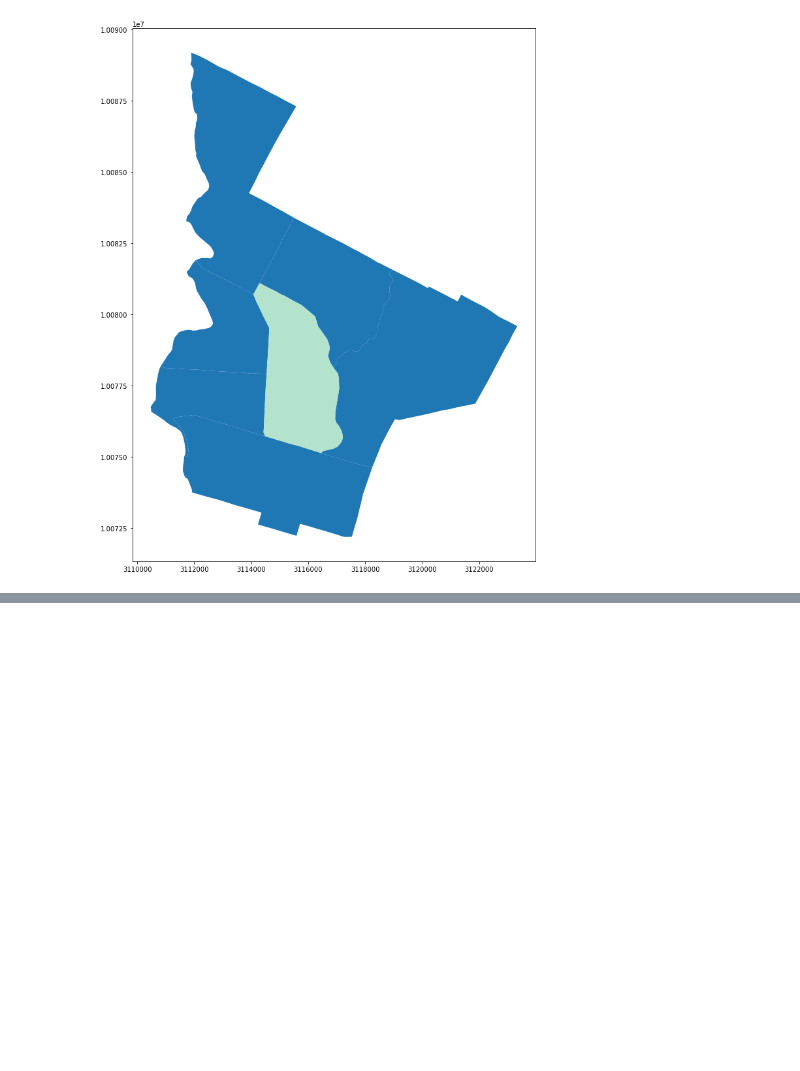
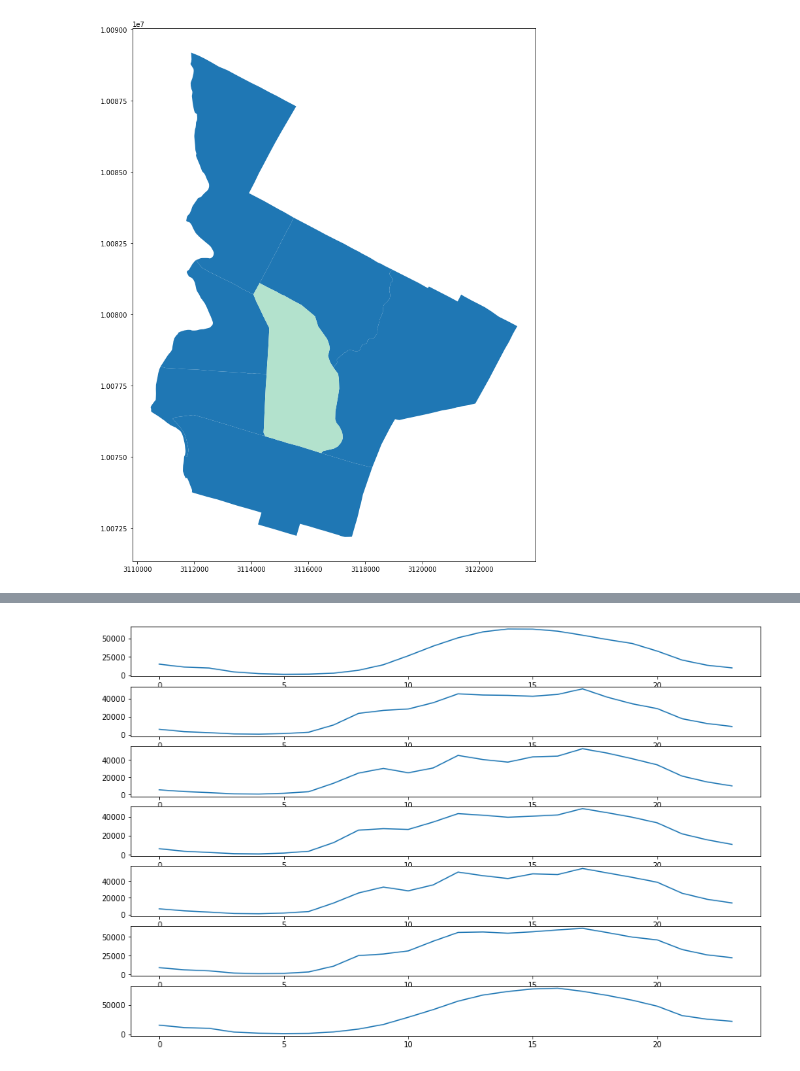
Before and after one commit to sanjayyepuri/DocklessVehicleTraffic, a Jupyter notebook: notebooks/Scratch.ipynb, the cells around one changed output, grey strips where cells are left out. Saved outputs shown, nothing was run; the diff lists cells and outputs as text; code cells hidden in the pictures; blank space fills up the shorter version.

Commit message:
Added time data per day

```diff
--- a/notebooks/Untitled.ipynb
+++ b/notebooks/Scratch.ipynb
@@ -48,0 +56,9 @@ start_data = pd.merge(scooter_data, austin, how='inner', on=['DATA_FILE'])
+# %%
+time_freq = scooter_data[scooter_data['Day of Week'] == 3].groupby(['Hour'])['Hour'].agg('count').to_frame('count').reset_index()
+# %%
+fig, ax = plt.subplots(7, 1,figsize=(15, 10))
+for i in range(7):
+    time_freq = scooter_data[scooter_data['Day of Week'] == i].groupby(['Hour'])['Hour'].agg('count').to_frame('count').reset_index()
+    ax[i].plot(time_freq['Hour'], time_freq['count'])
+# %% [output]
+[figure, added]
```
Also changed, not shown: parts of 4 cells of this notebook, 2 other files.
